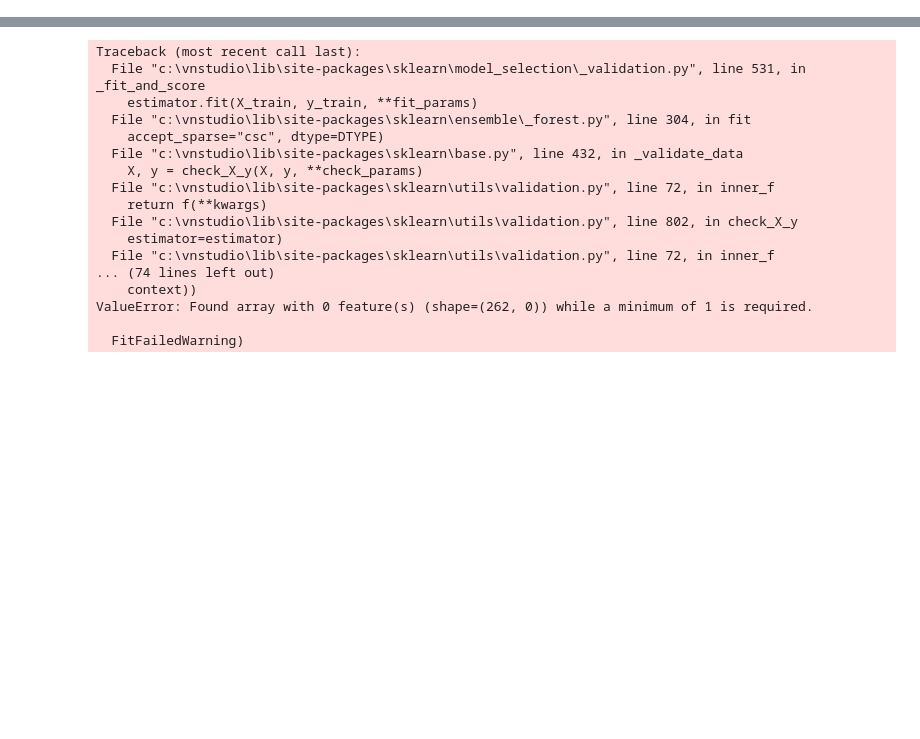
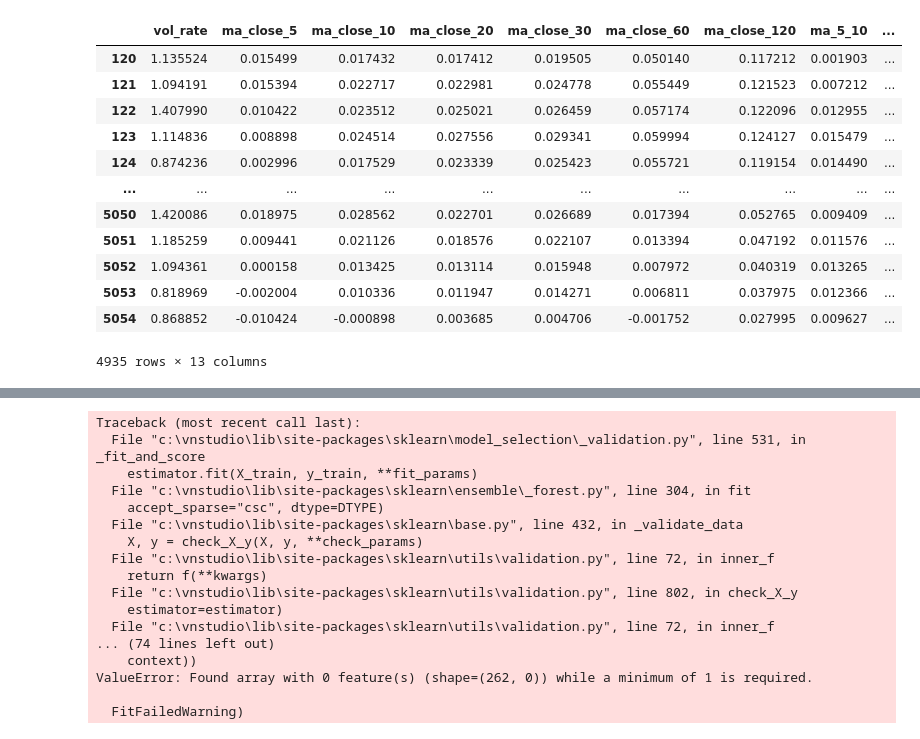
Before and after one commit to digu1216/quantBigA, a Jupyter notebook: jupyter_notebook/stock.ipynb, the cells around one changed output, grey strips where cells are left out. Drawn from its saved outputs; the diff is of its cells as text; code cells hidden in the pictures; blank space fills up the shorter version.

```diff
--- a/jupyter_notebook/stock.ipynb
+++ b/jupyter_notebook/stock.ipynb
@@ -98,3 +106,19 @@ index_sh_X.byteswap
+# %%
+df_X
+# %% [output]
+|  | vol_rate | ma_close_5 | ma_close_10 | ma_close_20 | ma_close_30 | ma_close_60 | ma_close_120 | ma_5_10 | ... |
+| 120 | 1.135524 | 0.015499 | 0.017432 | 0.017412 | 0.019505 | 0.050140 | 0.117212 | 0.001903 | ... |
+| 121 | 1.094191 | 0.015394 | 0.022717 | 0.022981 | 0.024778 | 0.055449 | 0.121523 | 0.007212 | ... |
+| 122 | 1.407990 | 0.010422 | 0.023512 | 0.025021 | 0.026459 | 0.057174 | 0.122096 | 0.012955 | ... |
+| 123 | 1.114836 | 0.008898 | 0.024514 | 0.027556 | 0.029341 | 0.059994 | 0.124127 | 0.015479 | ... |
+| 124 | 0.874236 | 0.002996 | 0.017529 | 0.023339 | 0.025423 | 0.055721 | 0.119154 | 0.014490 | ... |
+| ... | ... | ... | ... | ... | ... | ... | ... | ... | ... |
+| 5050 | 1.420086 | 0.018975 | 0.028562 | 0.022701 | 0.026689 | 0.017394 | 0.052765 | 0.009409 | ... |
+| 5051 | 1.185259 | 0.009441 | 0.021126 | 0.018576 | 0.022107 | 0.013394 | 0.047192 | 0.011576 | ... |
+| 5052 | 1.094361 | 0.000158 | 0.013425 | 0.013114 | 0.015948 | 0.007972 | 0.040319 | 0.013265 | ... |
+| 5053 | 0.818969 | -0.002004 | 0.010336 | 0.011947 | 0.014271 | 0.006811 | 0.037975 | 0.012366 | ... |
+| 5054 | 0.868852 | -0.010424 | -0.000898 | 0.003685 | 0.004706 | -0.001752 | 0.027995 | 0.009627 | ... |
+4935 rows × 13 columns
 # %%
 df_ma_score = pd.DataFrame(np.hstack((index_sh_X, index_sh_y.reshape(-1, 1))), columns=['vol_rate', 'ma_close_5', 'ma_close_10', 'ma_close_20', 'ma_close_30', 'ma_close_60', 'ma_close_120', 'ma_5_10', 'ma_10_20', 'ma_20_30', 'ma_20_60', 'ma_30_60', 'ma_60_120', 'score'])
 # %%
```
Also changed, not shown: parts of 10 cells of this notebook, 4 other files.
